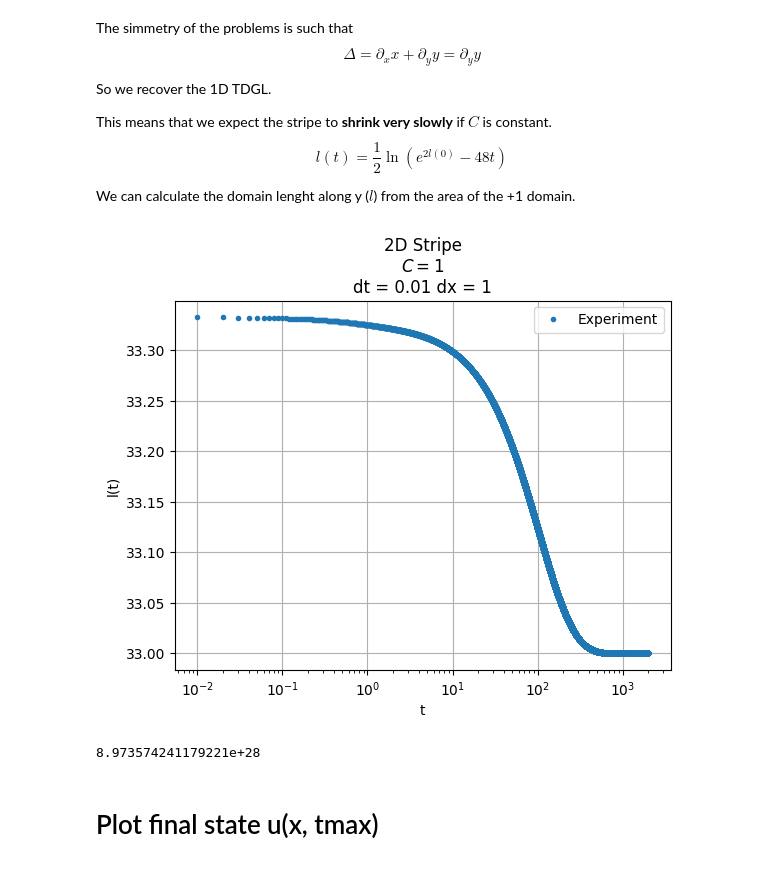
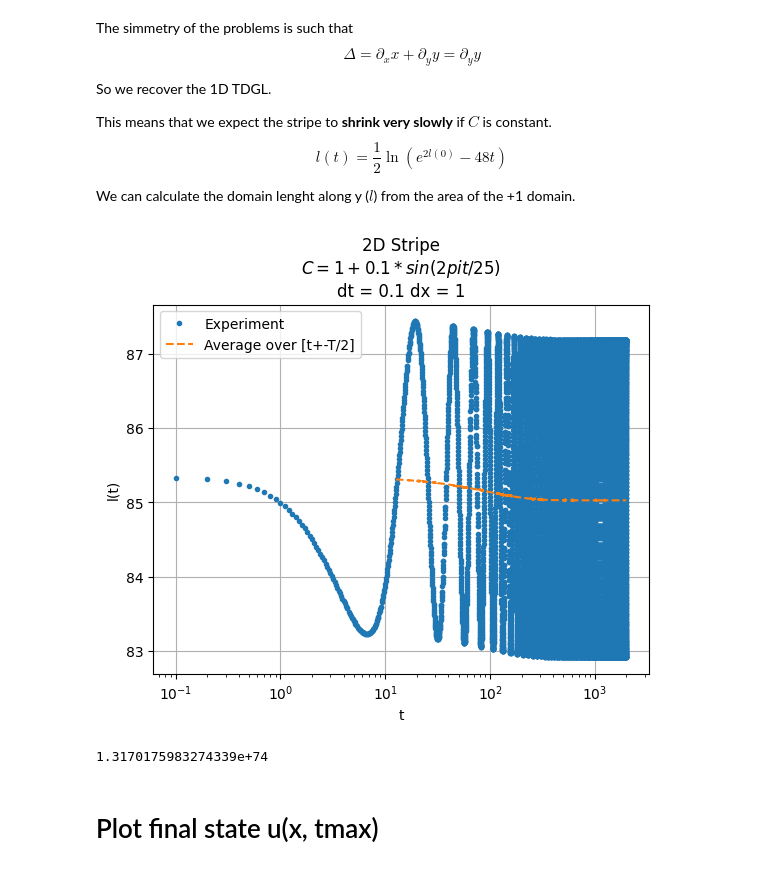
Before and after one commit to suanno/stage2, a Jupyter notebook: codes_tdgl/2D/plot/stripe.ipynb, the cells around one changed output. Saved outputs shown, nothing was run; the diff lists cells and outputs as text; code cells hidden in the pictures.

```diff
--- a/codes_tdgl/2D/plot/stripe.ipynb
+++ b/codes_tdgl/2D/plot/stripe.ipynb
@@ -8,7 +8,7 @@ import time
 # %% [markdown]
 # Plot Space average of u(t)
 # %%
-dt = 0.01
+dt = 0.1
 tspan = 2000
 tspan/dt
 # %% [output]
@@ -16,9 +16,9 @@ tspan/dt
 # %%
 dx = 1
-L = 100
+L = 256
 L0 = L/3
 # %%
-title = "2D Stripe\n$C = 1$\ndt = " + str(dt) + " dx = " + str(dx)
+title = "2D Stripe\n$C = 1 + 0.1*sin(2pi t*25)$\ndt = " + str(dt) + " dx = " + str(dx)
 # %% [markdown]
 # Motion by curvature
 
@@ -47,6 +47,7 @@ for row in f:
 
 if(N-i != 0):
     print("WARNING: dt or tspan is incorrect!")
+    print(N-i)
 
 # Calculate the radius (by exploiting tanh, and we expect even corrections to it, are ODD in (r-R))
 area = (ave+np.ones(N))*L**2/2
@@ -65,39 +66,39 @@ for i in np.arange(0,len(ns)):
 # Motion by curvature
 fig, ax = plt.subplots()
 ax.plot(tt[ns], l[ns],'.', label="Experiment")
 ax.set_xlabel("t")
 ax.set_ylabel("l(t)")
 ax.grid()
 ax.set_title(title)
 
 # Analytical expected result
 #e2l_anal = -48*tt
 #ax.plot(tt[ns], e2l_anal[ns], "--", label="Analytical kink collapse")
 
 # Calculate the average over a period
 T = 25
 nT = int(T/dt)  # Number of steps corresponding to a period
 e2lave = np.zeros(len(l)-nT)
 nsave = np.arange(0,len(tt)-nT)
 for i in np.arange(0, len(l)):
     if i >= nT:
         e2lave[i-nT] = np.average(l[ns[i-nT]:ns[i]])
         nsave[i-nT] = ns[int(i-nT/2)]
-#ax.plot(tt[nsave], e2lave, "--", label="Average over [t+-T/2]")
+ax.plot(tt[nsave], e2lave, "--", label="Average over [t+-T/2]")
 
 
 ax.legend()
 t_min = 40
 t_max = t_min + 2/25
 ax.set_xscale("log")
 #ax.set_xlim(t_min,t_max)
 #ax.set_ylim(544,548)
 # %% [output]
-[figure, old version]
+[figure, new version]
 # %%
 np.exp(2*L0) - 48*100
 # %% [output]
-8.973574241179221e+28
+1.3170175983274339e+74
 # %% [markdown]
 # Plot final state u(x, tmax)
 # %%
```
Also changed, not shown: parts of 2 cells of this notebook, 25 other files.
